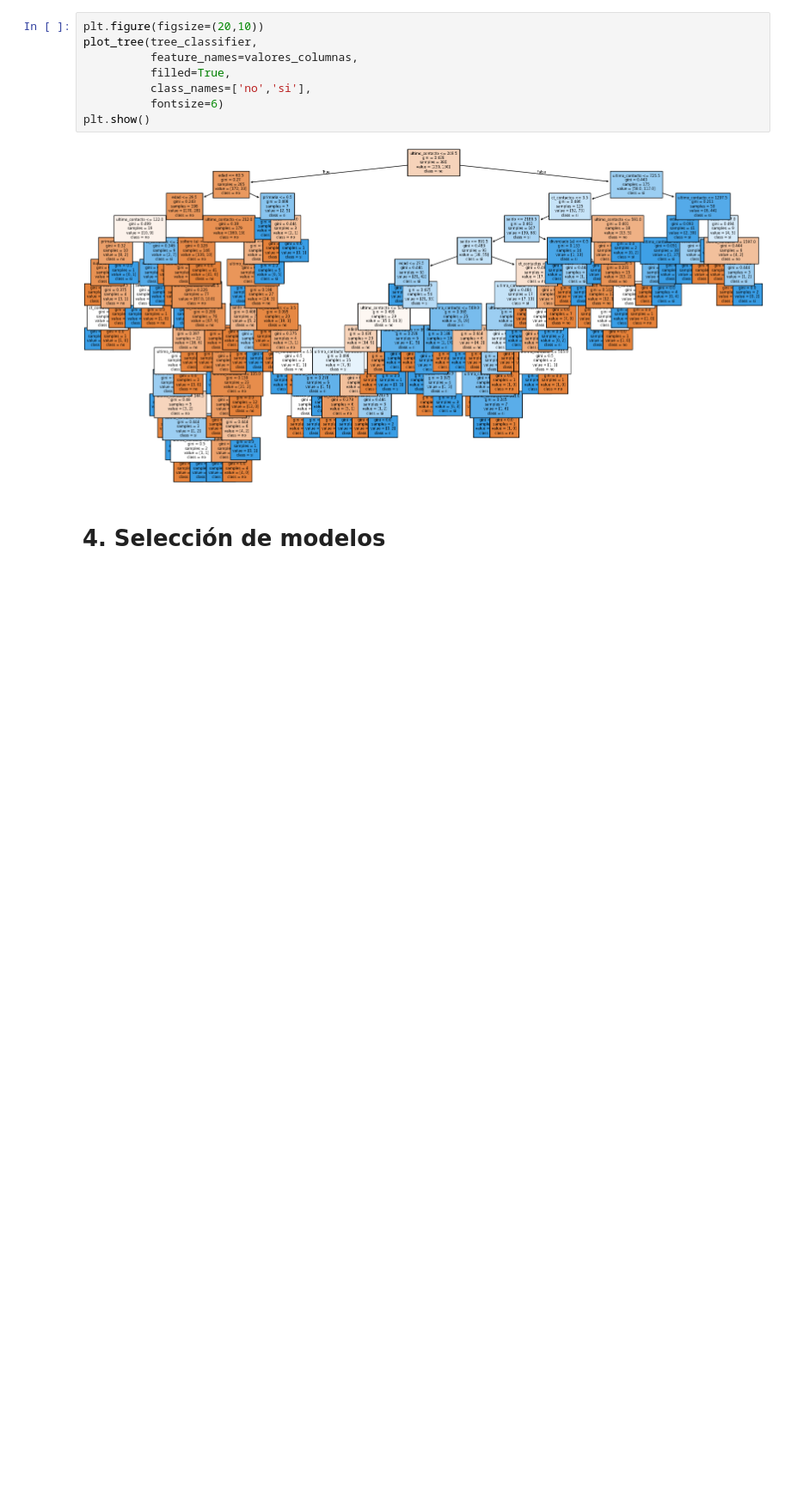
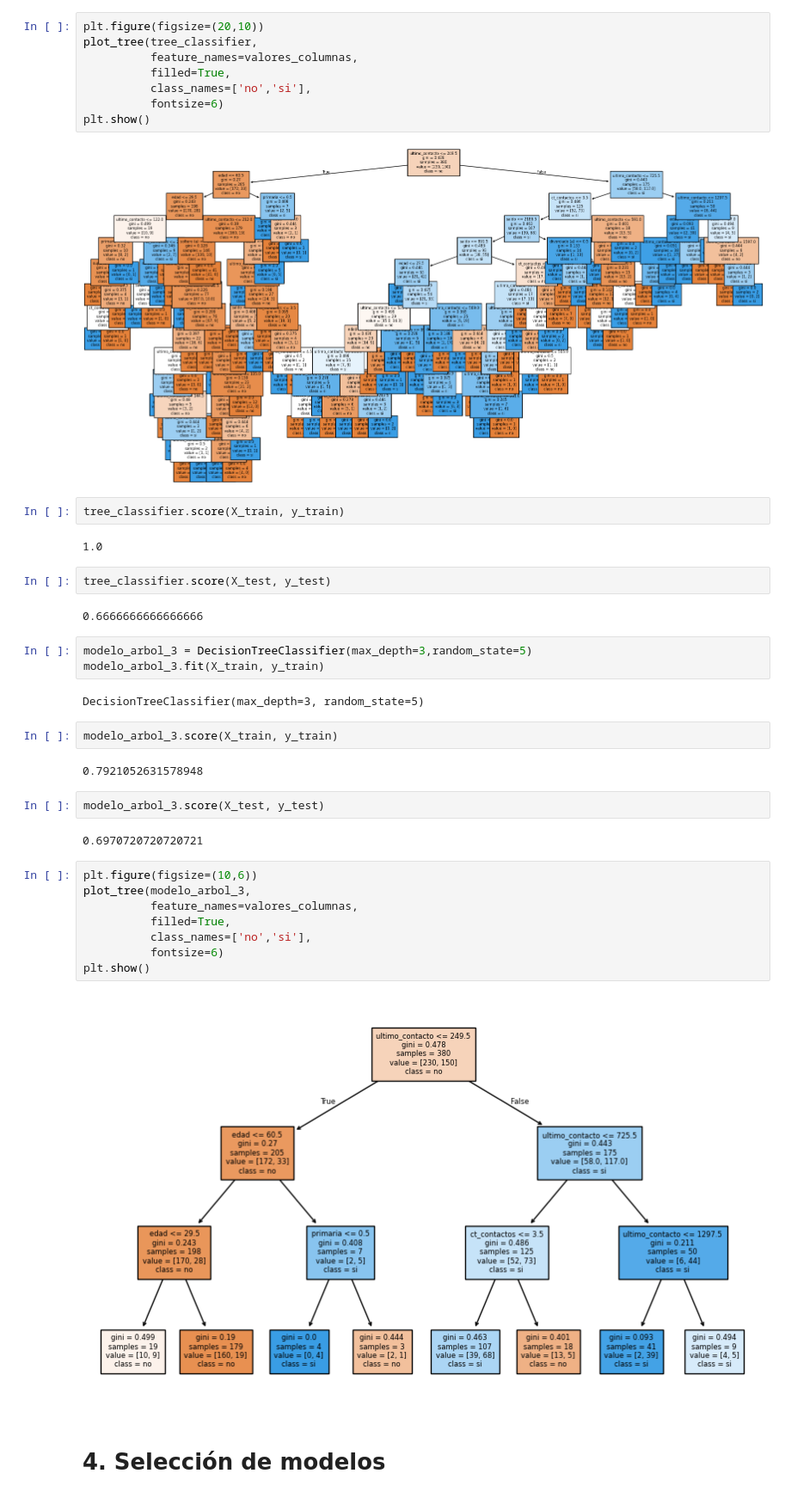
Before and after one commit to JCSR2022/Alura_Data_Science, a Jupyter notebook: Learning_to_Classify_Data_with_ML/Clasificacion_primeros_pasos.ipynb, the cells around one changed output. Shown at 86% size. Cells and saved outputs as stored; diff of their text form; blank space fills up the shorter version.

```diff
--- a/Learning_to_Classify_Data_with_ML/Clasificacion_primeros_pasos.ipynb
+++ b/Learning_to_Classify_Data_with_ML/Clasificacion_primeros_pasos.ipynb
@@ -489,6 +495,37 @@ plot_tree(tree_classifier,
 plt.show()
 # %% [output]
 [figure]
+# %%
+tree_classifier.score(X_train, y_train)
+# %% [output]
+1.0
+# %%
+tree_classifier.score(X_test, y_test)
+# %% [output]
+0.6666666666666666
+# %%
+modelo_arbol_3 = DecisionTreeClassifier(max_depth=3,random_state=5)
+modelo_arbol_3.fit(X_train, y_train)
+# %% [output]
+DecisionTreeClassifier(max_depth=3, random_state=5)
+# %%
+modelo_arbol_3.score(X_train, y_train)
+# %% [output]
+0.7921052631578948
+# %%
+modelo_arbol_3.score(X_test, y_test)
+# %% [output]
+0.6970720720720721
+# %%
+plt.figure(figsize=(10,6))
+plot_tree(modelo_arbol_3,
+          feature_names=valores_columnas,
+          filled=True,
+          class_names=['no','si'],
+          fontsize=6)
+plt.show()
+# %% [output]
+[figure, added]
 # %% [markdown]
 # 4. Selección de modelos
 # %% [markdown]
```
Also changed, not shown: parts of 23 cells of this notebook.
